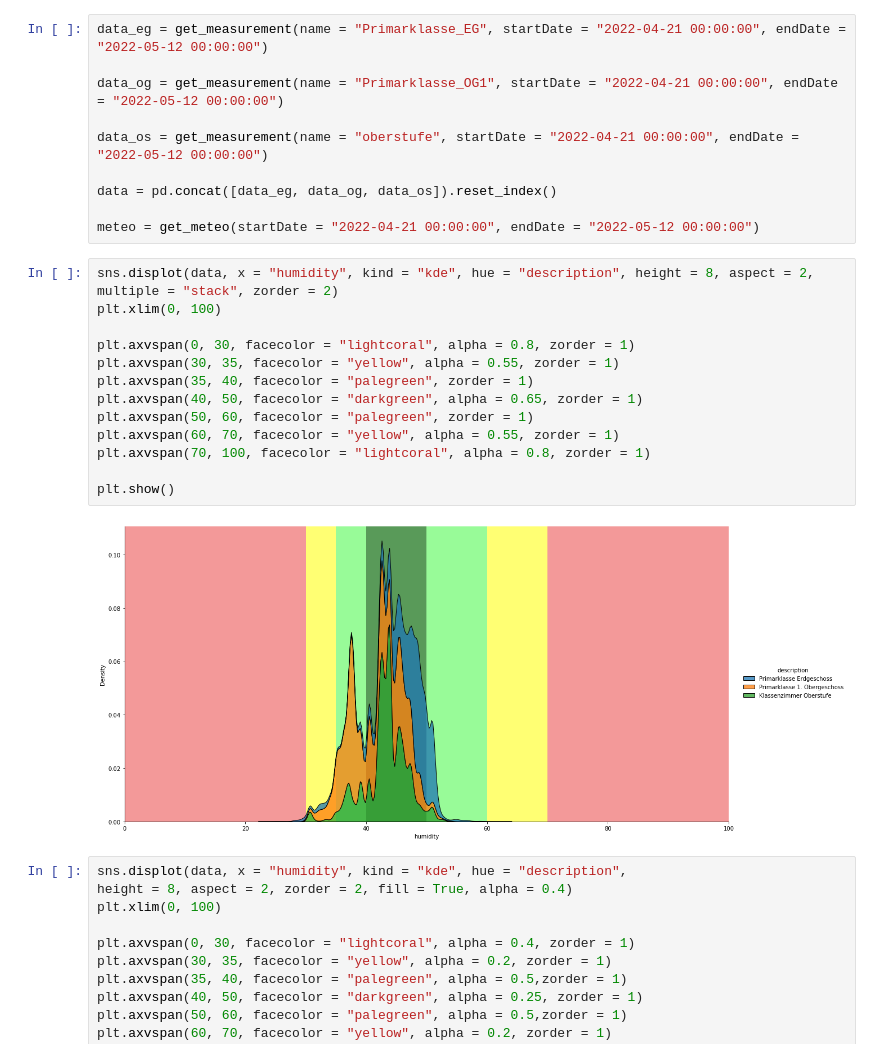
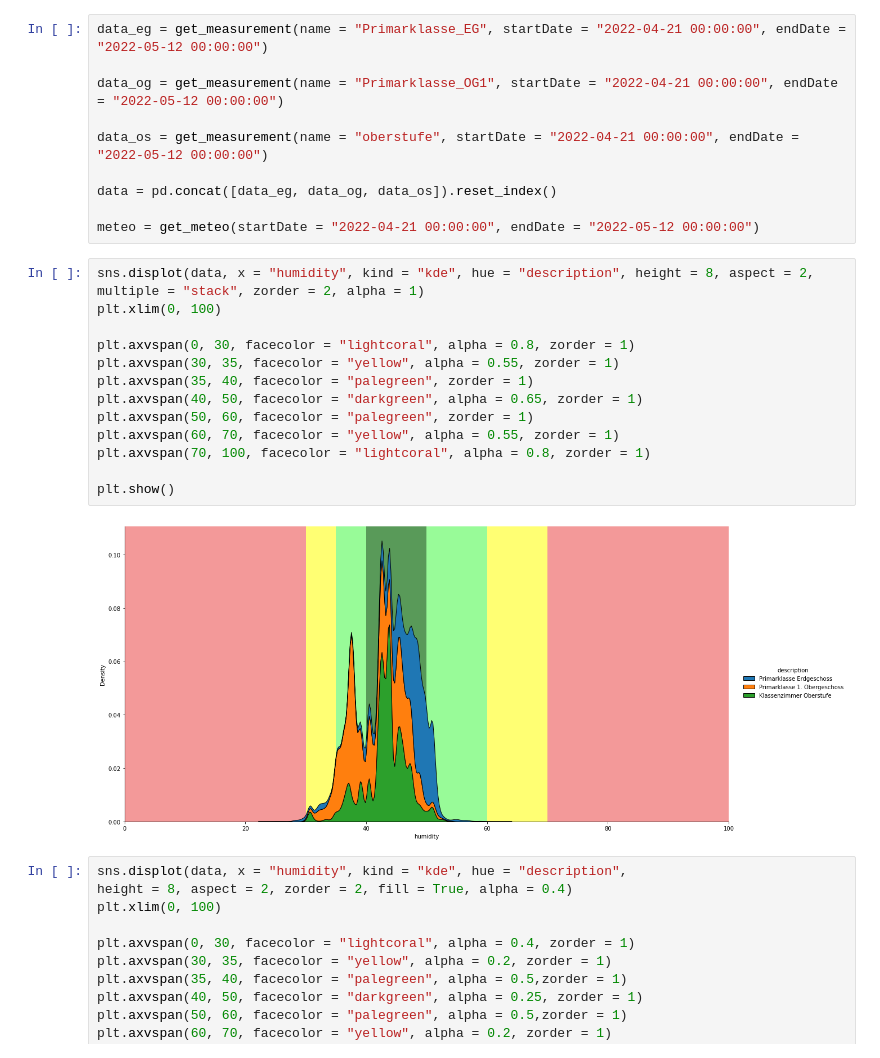
Before and after one commit to Smart-Classroom-Challenge/Data-Evaluation, a Jupyter notebook: data-evaluation.ipynb, the cells around one changed output. Cells and saved outputs as stored; diff of their text form.

Commit message:
quickfix visualisation mistake

```diff
--- a/data-evaluation.ipynb
+++ b/data-evaluation.ipynb
@@ -702,20 +702,20 @@ data = pd.concat([data_eg, data_og, data_os]).reset_index()
 
 meteo = get_meteo(startDate = "2022-04-21 00:00:00", endDate = "2022-05-12 00:00:00")
 # %%
-sns.displot(data, x = "humidity", kind = "kde", hue = "description", height = 8, aspect = 2, multiple = "stack", zorder = 2)
+sns.displot(data, x = "humidity", kind = "kde", hue = "description", height = 8, aspect = 2, multiple = "stack", zorder = 2, alpha = 1)
 plt.xlim(0, 100)
 
 plt.axvspan(0, 30, facecolor = "lightcoral", alpha = 0.8, zorder = 1)
 plt.axvspan(30, 35, facecolor = "yellow", alpha = 0.55, zorder = 1)
 plt.axvspan(35, 40, facecolor = "palegreen", zorder = 1)
 plt.axvspan(40, 50, facecolor = "darkgreen", alpha = 0.65, zorder = 1)
 plt.axvspan(50, 60, facecolor = "palegreen", zorder = 1)
 plt.axvspan(60, 70, facecolor = "yellow", alpha = 0.55, zorder = 1)
 plt.axvspan(70, 100, facecolor = "lightcoral", alpha = 0.8, zorder = 1)
 
 plt.show()
 # %% [output]
-[figure, old version]
+[figure, new version]
 # %%
 sns.displot(data, x = "humidity", kind = "kde", hue = "description",
 height = 8, aspect = 2, zorder = 2, fill = True, alpha = 0.4)
```
